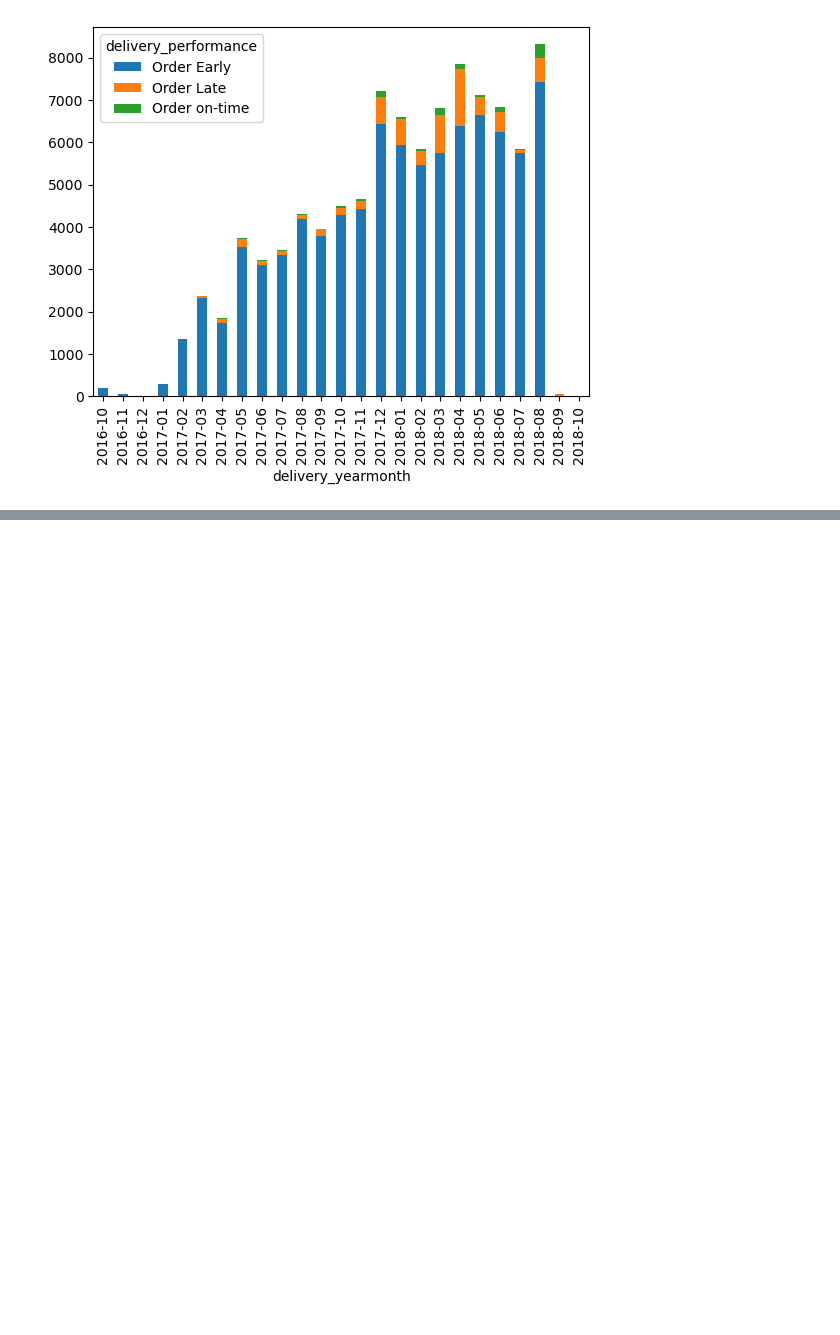
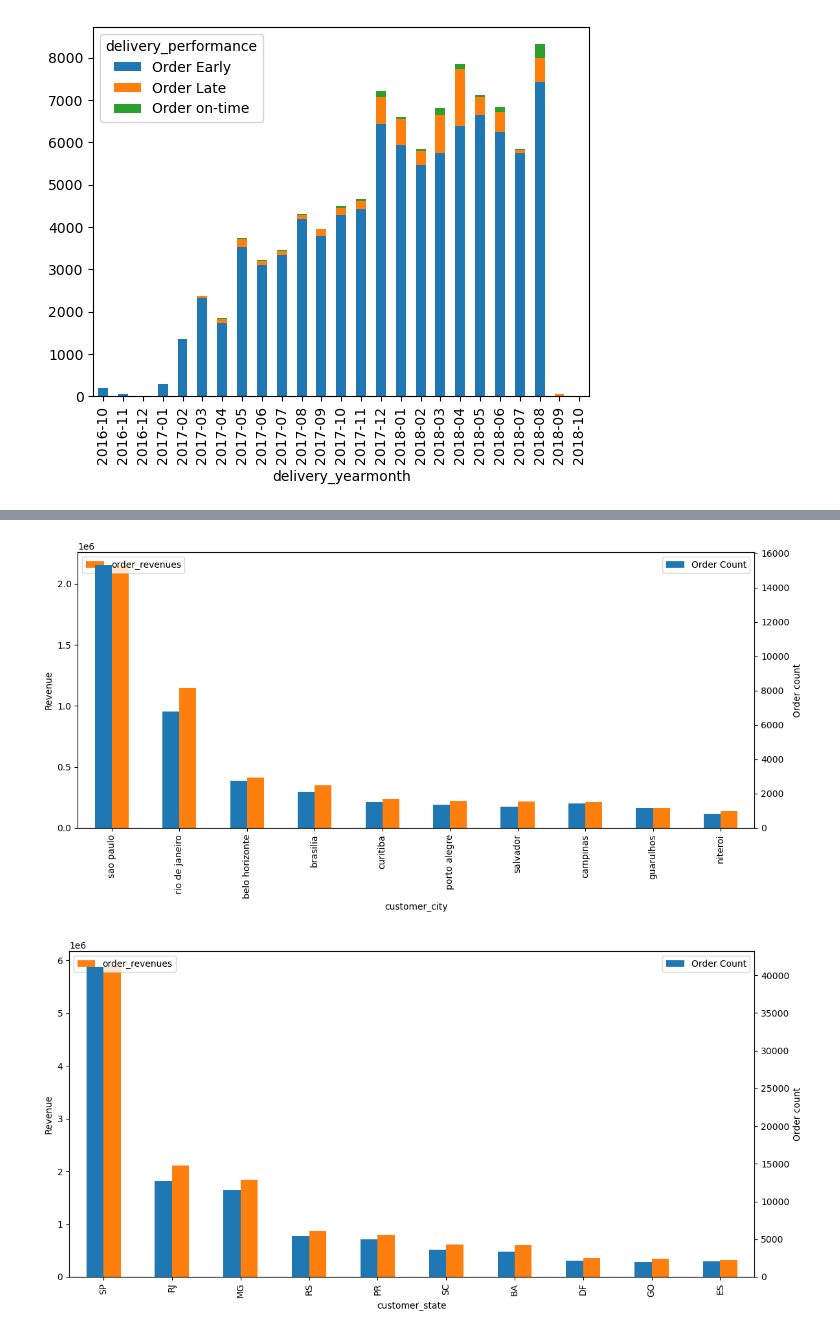
Before and after one commit to Kvitatiani/brazillian-ecommerce-analytics, a Jupyter notebook: ecommerce_playground.ipynb, the cells around one changed output, grey strips where cells are left out. Drawn from its saved outputs; the diff is of its cells as text; code cells hidden in the pictures; blank space fills up the shorter version.

Commit message:
Q4. Top 10 cities and states by revenue

```diff
--- a/ecommerce_playground.ipynb
+++ b/ecommerce_playground.ipynb
@@ -278,0 +294,38 @@ monthly_perf.plot(kind='bar', stacked=True)
+# %%
+# filter only successful orders
+master_orders_success = master_orders[~master_orders['order_status'].isin(['canceled', 'unavailable'])].copy()
+
+top10_city_revenue = master_orders_success.groupby('customer_city').agg(
+    order_counts=('total_revenue', 'count'),
+    order_revenues=('total_revenue', 'sum')
+).sort_values(by='order_revenues', ascending=False)[:10]
+
+top10_state_revenue = master_orders_success.groupby('customer_state').agg(
+    order_counts=('total_revenue', 'count'),
+    order_revenues=('total_revenue', 'sum')
+).sort_values(by='order_revenues', ascending=False)[:10]
+
+top10_locations = [top10_city_revenue, top10_state_revenue]
+# %%
+# Visualize the results
+
+for loc in top10_locations:
+
+    ax = loc.plot(
+        kind='bar',
+        secondary_y='order_counts',
+        figsize=(12,6),
+        color=['C0','C1']
+    )
+
+    # ax.set_xlabel('Customer City')
+    ax.set_ylabel('Revenue')
+    ax.right_ax.set_ylabel('Order count')
+    # ax.set_title('Top 10 Cities by Revenue')
+    ax.legend(loc='upper left')
+    ax.right_ax.legend(['Order Count'], loc='upper right')
+    plt.xticks(rotation=45, ha='right')
+    plt.tight_layout()
+# %% [output]
+[figure, added]
+[figure, added]
```
Also changed, not shown: parts of 2 cells of this notebook.
